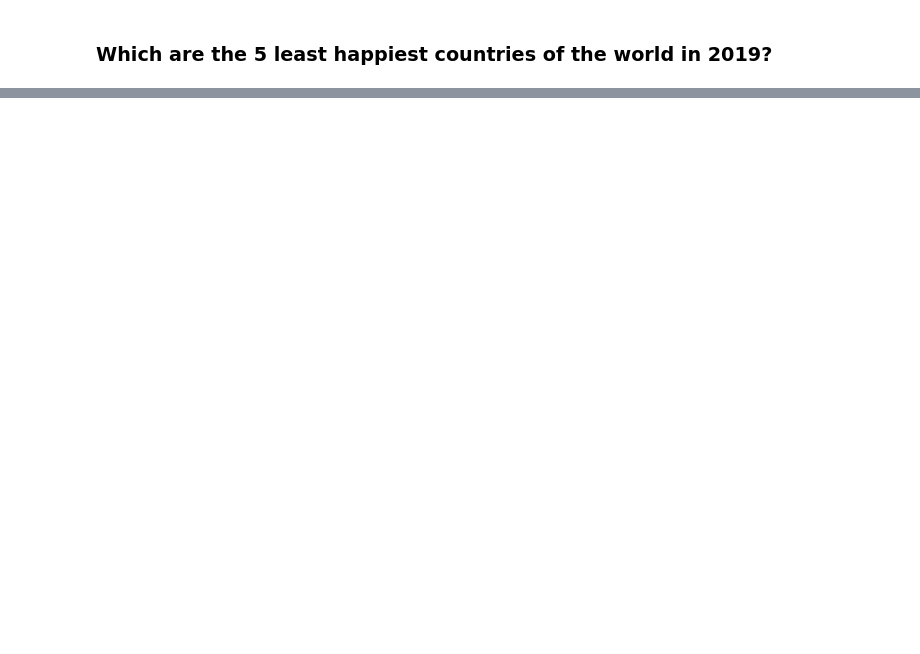
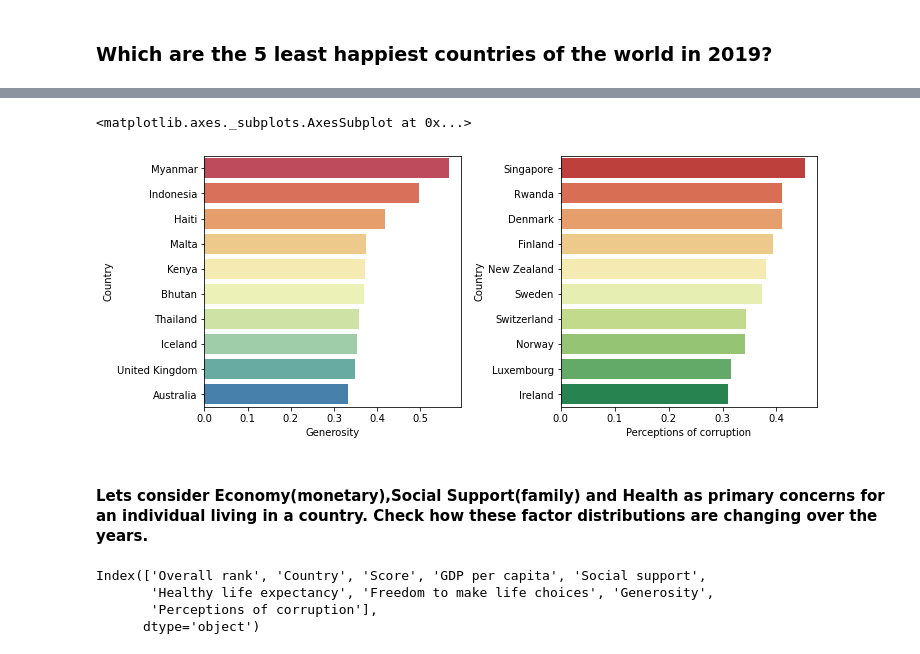
Before and after one commit to write2sushma/Capstone-14, a Jupyter notebook: happiness_report.ipynb, the cells around one changed output, grey strips where cells are left out. Saved outputs shown, nothing was run; the diff lists cells and outputs as text; code cells hidden in the pictures; blank space fills up the shorter version.

```diff
--- a/happiness_report.ipynb
+++ b/happiness_report.ipynb
@@ -114,0 +185,17 @@ Some visuals:
+# %%
+fig, axes = plt.subplots(nrows=1, ncols=2,constrained_layout=True,figsize=(10,4))
+
+sns.barplot(x='Generosity' ,y='Country',data=df_2019.nlargest(10,'Generosity'),ax=axes[0],palette='Spectral')
+sns.barplot(x='Perceptions of corruption' ,y='Country',data=df_2019.nlargest(10,'Perceptions of corruption'),ax=axes[1],palette='RdYlGn')
+# %% [output]
+<matplotlib.axes._subplots.AxesSubplot at 0x...>
+[figure, added]
+# %% [markdown]
+#### Lets consider Economy(monetary),Social Support(family) and Health as primary concerns for an individual living in a country. Check how these factor distributions are changing over the years.
+# %%
+df_2019.columns
+# %% [output]
+Index(['Overall rank', 'Country', 'Score', 'GDP per capita', 'Social support',
+       'Healthy life expectancy', 'Freedom to make life choices', 'Generosity',
+       'Perceptions of corruption'],
+      dtype='object')
```
Also changed, not shown: parts of 22 cells of this notebook, 5 other files.
